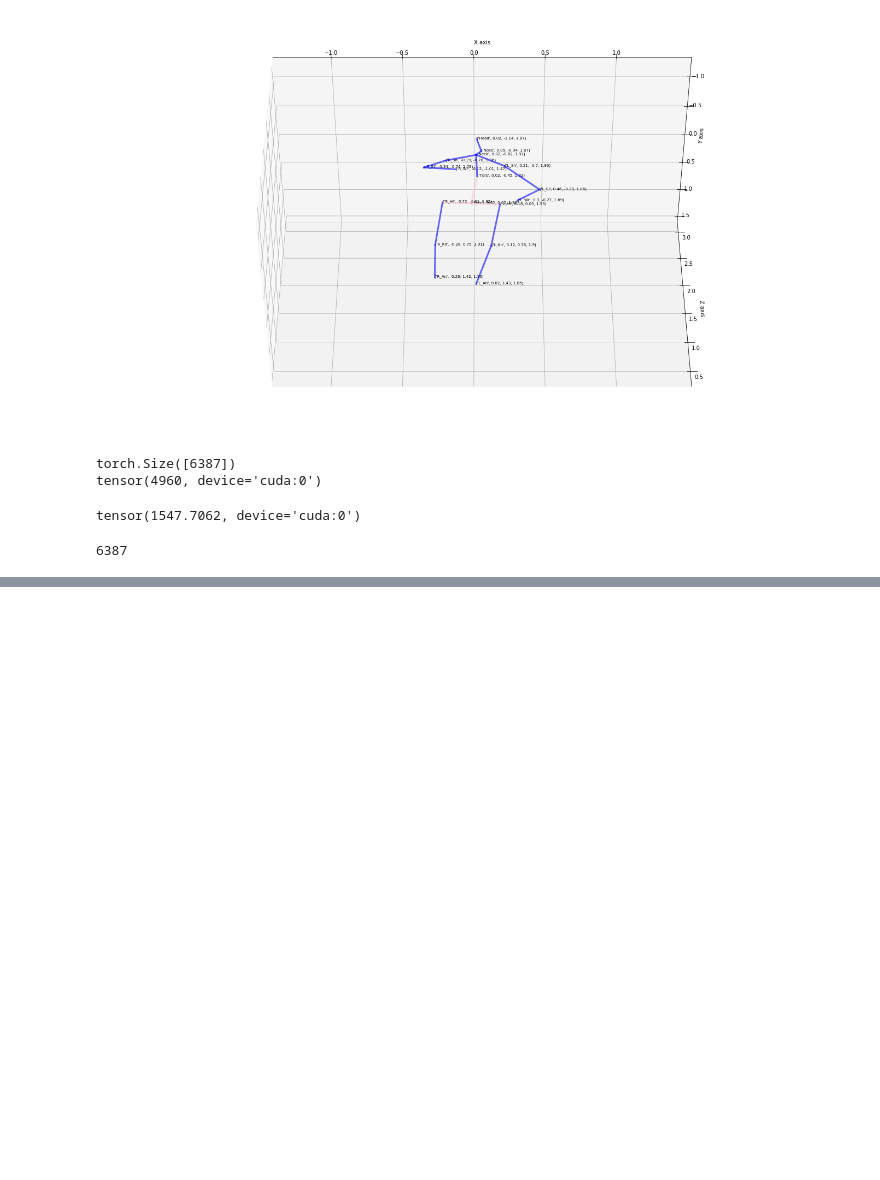
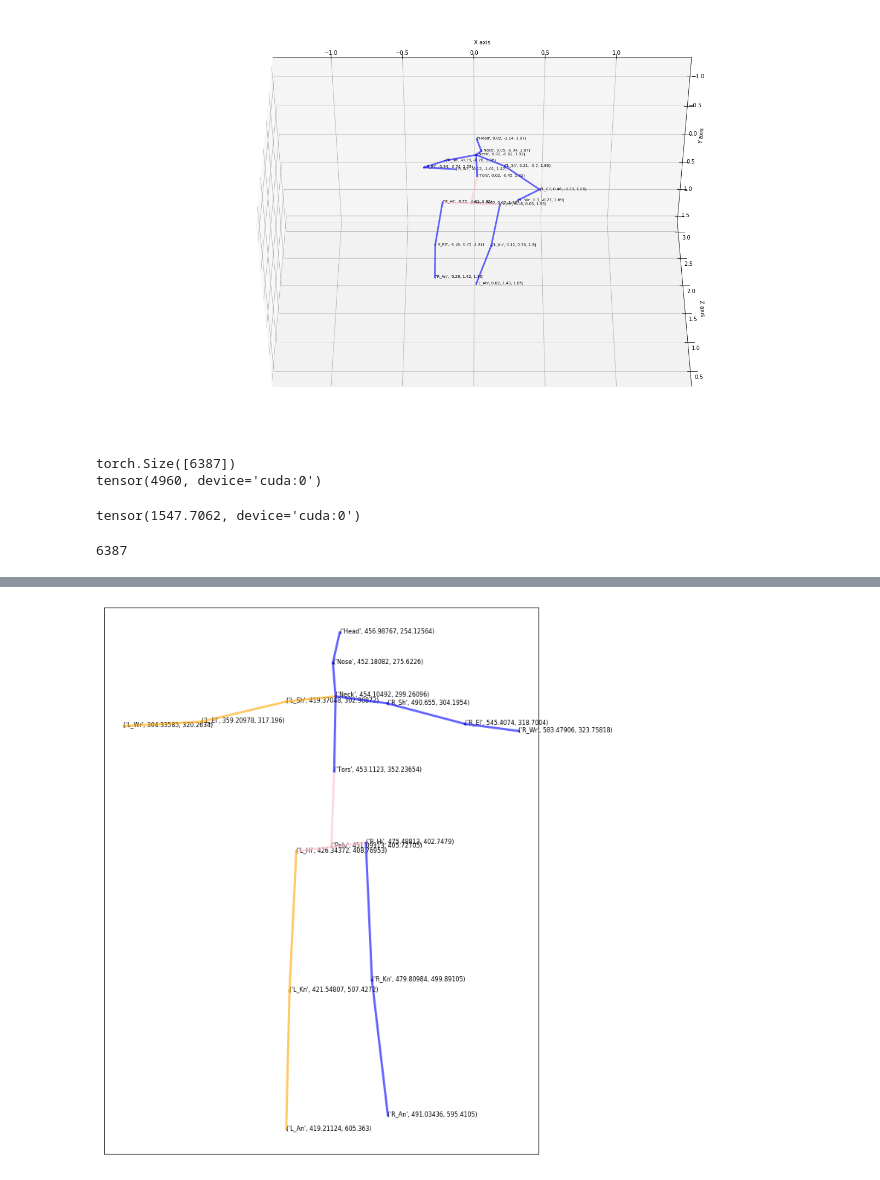
Before and after one commit to bsridatta/HPE3D, a Jupyter notebook: notebooks/analyze.ipynb, the cells around one changed output, grey strips where cells are left out. Drawn from its saved outputs; the diff is of its cells as text; code cells hidden in the pictures; blank space fills up the shorter version.

```diff
--- a/notebooks/analyze.ipynb
+++ b/notebooks/analyze.ipynb
@@ -241,0 +297,25 @@ len(t_data["recon_3d"])
+# %%
+import numpy as np
+import src.viz.mpl_plots as plot
+
+pose = np.array([[451.09113, 405.72705],
+       [475.48813, 402.7479 ],
+       [479.80984, 499.89105],
+       [491.03436, 595.4105 ],
+       [426.34372, 408.76953],
+       [421.54807, 507.4272 ],
+       [419.21124, 605.363  ],
+       [453.1123 , 352.23654],
+       [454.10492, 299.26096],
+       [452.18082, 275.6226 ],
+       [456.98767, 254.12564],
+       [419.37048, 302.90872],
+       [359.20978, 317.196  ],
+       [304.33585, 320.2634 ],
+       [490.655  , 304.1954 ],
+       [545.4074 , 318.7004 ],
+       [583.47906, 323.75818]])
+
+plot.plot_2d(pose, mean_root=True)
+# %% [output]
+[figure, added]
```
Also changed, not shown: parts of 10 cells of this notebook, 3 other files.
